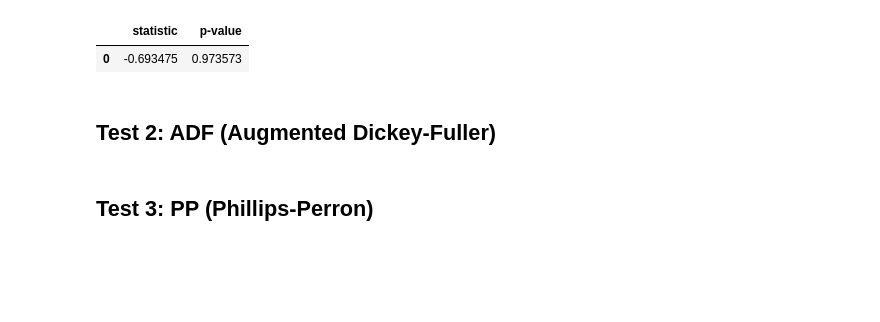
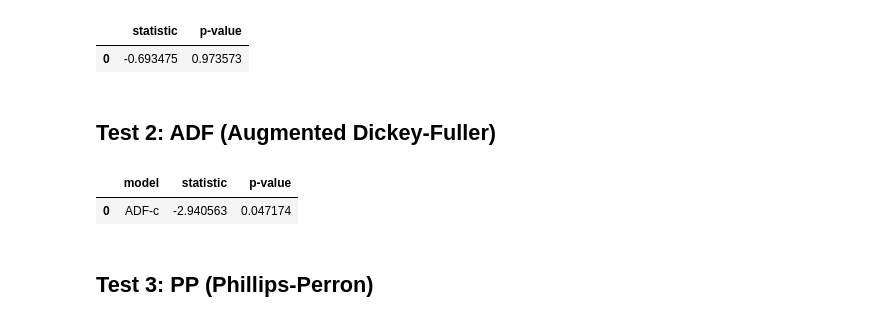
Before and after one commit to ensta630team/Homeworks, a Jupyter notebook: presentation/notebooks/hw_3/pregunta.ipynb, the cells around one changed output. Saved outputs shown, nothing was run; the diff lists cells and outputs as text; code cells hidden in the pictures; blank space fills up the shorter version.

```diff
--- a/presentation/notebooks/hw_3/pregunta.ipynb
+++ b/presentation/notebooks/hw_3/pregunta.ipynb
@@ -73,7 +75,10 @@ df_ne['p']
 # %% [markdown]
 ## Test 2: ADF (Augmented Dickey-Fuller)
 # %%
-testmodule.test_adf()
+testmodule.test_adf(dataset['i'], max_k=50, model_type='c')
+# %% [output]
+|  | model | statistic | p-value |
+| 0 | ADF-c | -2.940563 | 0.047174 |
 # %% [markdown]
 ## Test 3: PP (Phillips-Perron)
 # %%
```
Also changed, not shown: parts of 3 cells of this notebook, 1 other file.
